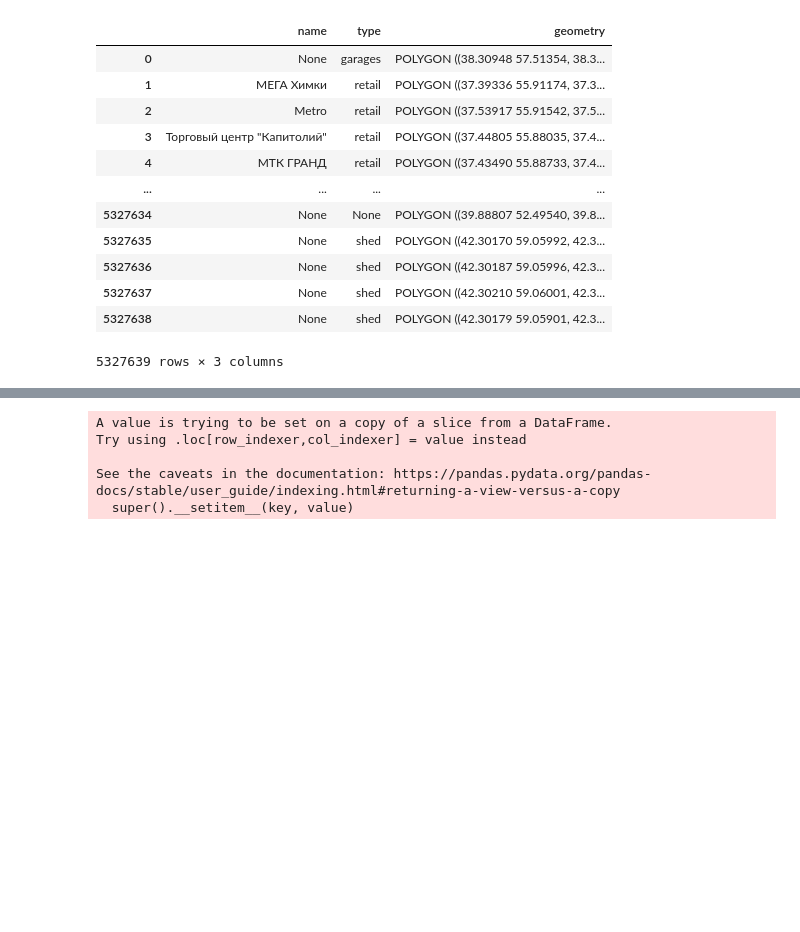
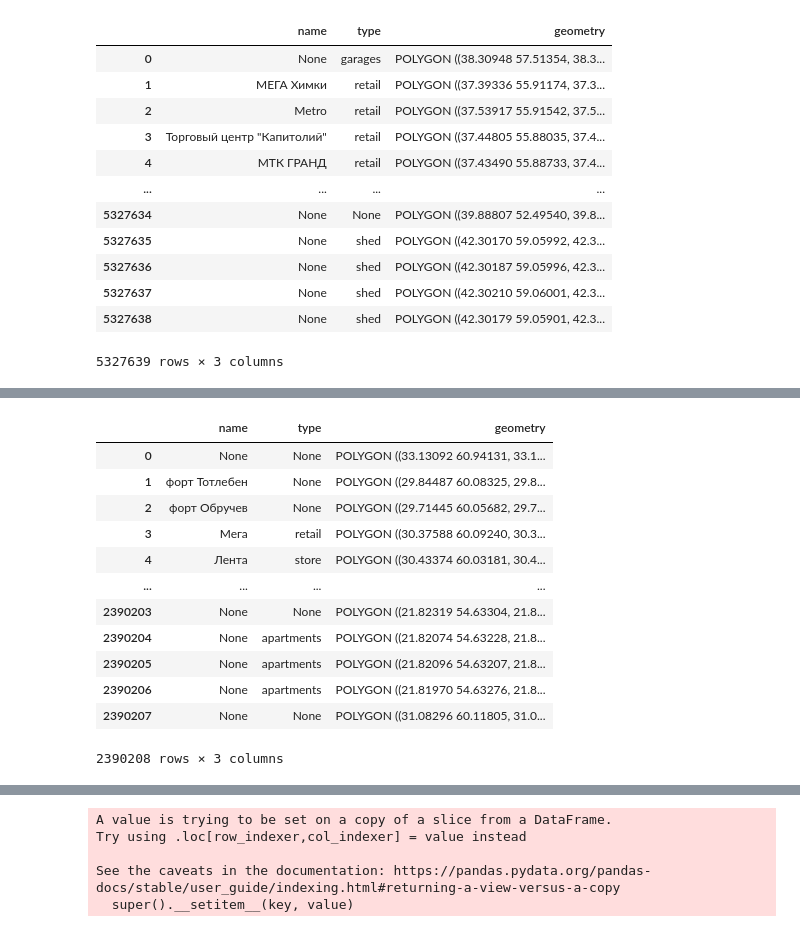
Before and after one commit to yuliiabosher/Map, a Jupyter notebook: Map.ipynb, the cells around one changed output, grey strips where cells are left out. Drawn from its saved outputs; the diff is of its cells as text; code cells hidden in the pictures; blank space fills up the shorter version.

```diff
--- a/Map.ipynb
+++ b/Map.ipynb
@@ -48,0 +103,17 @@ display(central_district)
+# %%
+northwestern_district = read_shape_file('https://download.geofabrik.de/russia/northwestern-fed-district-latest-free.shp.zip')
+display(northwestern_district)
+# %% [output]
+|  | name | type | geometry |
+| 0 | None | None | POLYGON ((33.13092 60.94131, 33.1... |
+| 1 | форт Тотлебен | None | POLYGON ((29.84487 60.08325, 29.8... |
+| 2 | форт Обручев | None | POLYGON ((29.71445 60.05682, 29.7... |
+| 3 | Мега | retail | POLYGON ((30.37588 60.09240, 30.3... |
+| 4 | Лента | store | POLYGON ((30.43374 60.03181, 30.4... |
+| ... | ... | ... | ... |
+| 2390203 | None | None | POLYGON ((21.82319 54.63304, 21.8... |
+| 2390204 | None | apartments | POLYGON ((21.82074 54.63228, 21.8... |
+| 2390205 | None | apartments | POLYGON ((21.82096 54.63207, 21.8... |
+| 2390206 | None | apartments | POLYGON ((21.81970 54.63276, 21.8... |
+| 2390207 | None | None | POLYGON ((31.08296 60.11805, 31.0... |
+2390208 rows × 3 columns
```
Also changed, not shown: parts of 10 cells of this notebook.
